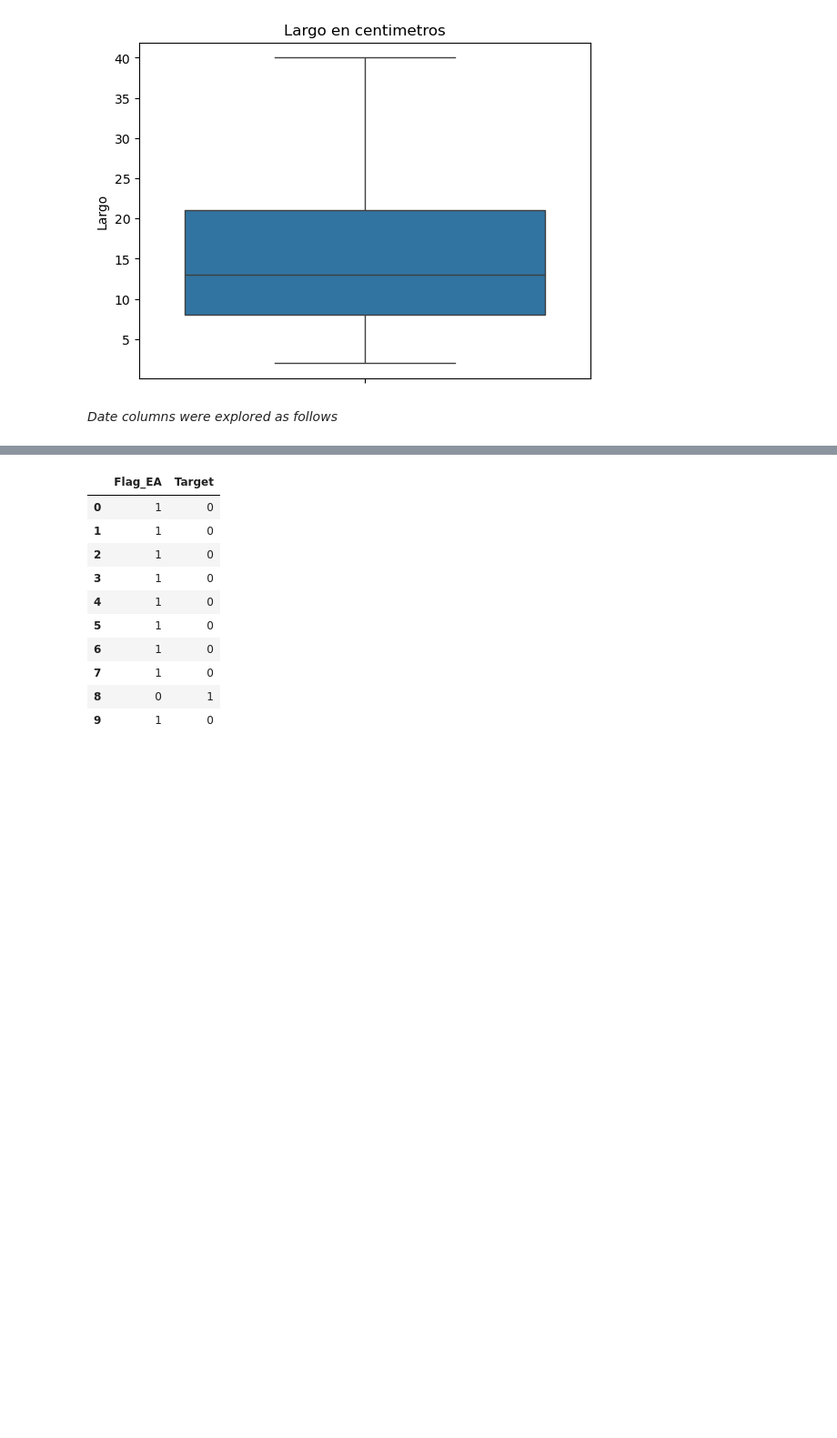
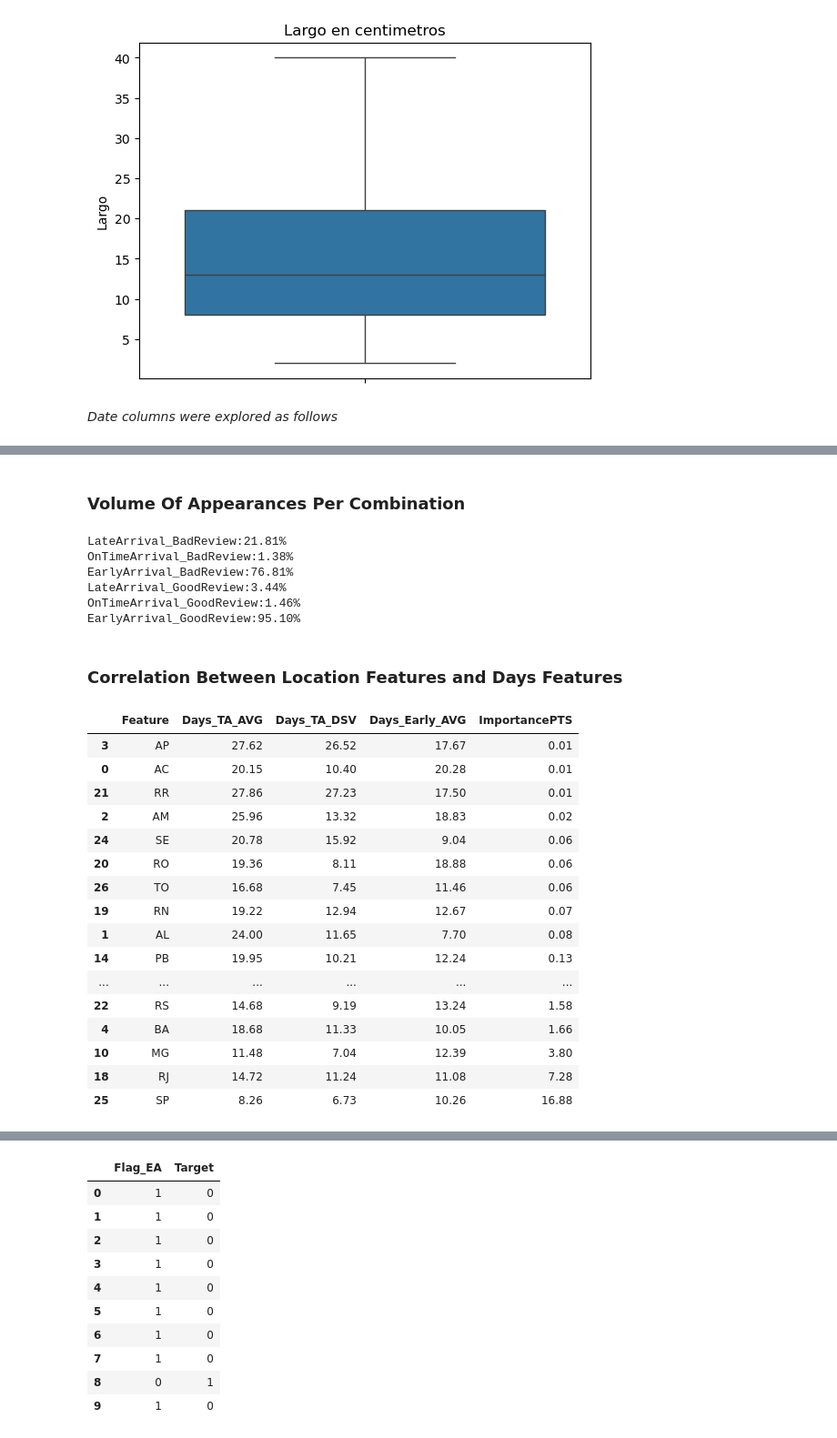
Before and after one commit to SaulKGM3/Brazilian_Ecommerce_Review_Analysis, a Jupyter notebook: Notebook/Brasil_ECom.ipynb, the cells around one changed output, grey strips where cells are left out. Shown at 91% size. Cells and saved outputs as stored; diff of their text form; code cells hidden in the pictures; blank space fills up the shorter version.

```diff
--- a/Notebook/Brasil_ECom.ipynb
+++ b/Notebook/Brasil_ECom.ipynb
@@ -502,0 +448,10 @@ EA_GR:95.10%
+# %%
+### Used for interpretability in final model
+from sklearn.inspection import permutation_importance
+
+result = permutation_importance(RF_B, x_train, y_train, scoring='f1', n_repeats=5, random_state=42, n_jobs=-1)
+importances_df = pd.DataFrame({
+    'Feature': x_train.columns,
+    'Importance': result.importances_mean
+}).sort_values(by = "Importance")
+importances_df[-15:]
@@ -502,0 +478,21 @@ EA_GR:95.10%
+# %% [markdown]
+### Volume Of Appearances Per Combination
+# %%
+### Distribution for early/late arrivals between bad and good reviews
+LateArrival_BadReview = ((x["Days_Early"]<0) & (y==1)).sum()/y.value_counts()[1]
+OnTimeArrival_BadReview = ((x["Days_Early"]==0) & (y==1)).sum()/y.value_counts()[1]
+EarlyArrival_BadReview = ((x["Days_Early"]>0) & (y==1)).sum()/y.value_counts()[1]
+LateArrival_GoodReview = ((x["Days_Early"]<0) & (y==0)).sum()/y.value_counts()[0]
+OnTimeArrival_GoodReview = ((x["Days_Early"]==0) & (y==0)).sum()/y.value_counts()[0]
+EarlyArrival_GoodReview = ((x["Days_Early"]>0) & (y==0)).sum()/y.value_counts()[0]
+
+print(f"LateArrival_BadReview:{LateArrival_BadReview*100:.2f}%\nOnTimeArrival_BadReview:{OnTimeArrival_BadReview*100:.2f}%\nEarlyArrival_BadReview:{EarlyArrival_BadReview*100:.2f}%\nLateArrival_GoodReview:{LateArrival_GoodReview*100:.2f}%\nOnTimeArrival_GoodReview:{OnTimeArrival_GoodReview*100:.2f}%\nEarlyArrival_GoodReview:{EarlyArrival_GoodReview*100:.2f}%")
+# %% [output]
+LateArrival_BadReview:21.81%
+OnTimeArrival_BadReview:1.38%
+EarlyArrival_BadReview:76.81%
+LateArrival_GoodReview:3.44%
+OnTimeArrival_GoodReview:1.46%
+EarlyArrival_GoodReview:95.10%
+# %% [markdown]
+### Correlation Between Location Features and Days Features
@@ -502,0 +502,43 @@ EA_GR:95.10%
+# %%
+A = TablaM.groupby("customer_state")["Days_TA"].mean()
+B = TablaM.groupby("customer_state")["Days_TA"].std()
+C = TablaM.groupby("customer_state")["Days_Early"].mean()
+G = importances_df[importances_df["Feature"].str.contains("customer_state_")].copy()
+G["Feature"] = G["Feature"].str.replace("customer_state_", "")
+# %%
+A = A.to_frame(name="Days_TA_AVG")
+A["Feature"] = A.index
+B = B.to_frame(name="Days_TA_DSV")
+B["Feature"] = B.index
+C = C.to_frame(name="Days_Early_AVG")
+C["Feature"] = C.index
+# %%
+import pandas as pd
+
+TableYJH = pd.merge( A, B, how = "inner", on = "Feature" )
+TableYJH = pd.merge( TableYJH, C, how = "inner", on = "Feature" )
+TableYJH = pd.merge( TableYJH, G, how = "inner", on = "Feature" )
+# %%
+TableYJH = TableYJH[["Feature", "Days_TA_AVG", "Days_TA_DSV", "Days_Early_AVG", "Importance"]].sort_values("Importance")
+TableYJH["ImportancePTS"] = TableYJH["Importance"]*100
+TableYJH = TableYJH.drop("Importance", axis = 1)
+TableYJH = TableYJH.round(2)
+TableYJH
+# %% [output]
+|  | Feature | Days_TA_AVG | Days_TA_DSV | Days_Early_AVG | ImportancePTS |
+| 3 | AP | 27.62 | 26.52 | 17.67 | 0.01 |
+| 0 | AC | 20.15 | 10.40 | 20.28 | 0.01 |
+| 21 | RR | 27.86 | 27.23 | 17.50 | 0.01 |
+| 2 | AM | 25.96 | 13.32 | 18.83 | 0.02 |
+| 24 | SE | 20.78 | 15.92 | 9.04 | 0.06 |
+| 20 | RO | 19.36 | 8.11 | 18.88 | 0.06 |
+| 26 | TO | 16.68 | 7.45 | 11.46 | 0.06 |
+| 19 | RN | 19.22 | 12.94 | 12.67 | 0.07 |
+| 1 | AL | 24.00 | 11.65 | 7.70 | 0.08 |
+| 14 | PB | 19.95 | 10.21 | 12.24 | 0.13 |
+| ... | ... | ... | ... | ... | ... |
+| 22 | RS | 14.68 | 9.19 | 13.24 | 1.58 |
+| 4 | BA | 18.68 | 11.33 | 10.05 | 1.66 |
+| 10 | MG | 11.48 | 7.04 | 12.39 | 3.80 |
+| 18 | RJ | 14.72 | 11.24 | 11.08 | 7.28 |
+| 25 | SP | 8.26 | 6.73 | 10.26 | 16.88 |
```
Also changed, not shown: parts of 83 cells of this notebook, 5 other files.
